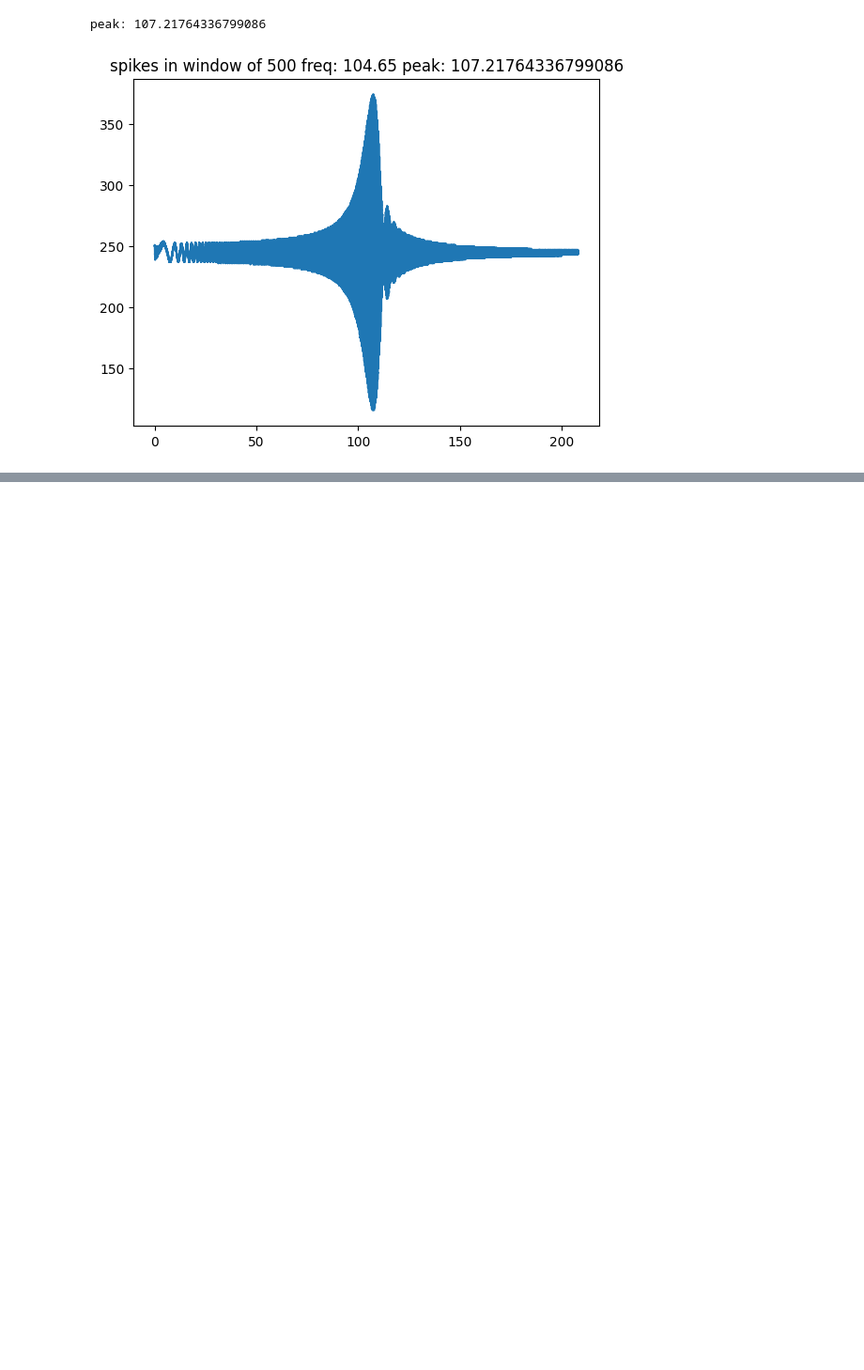
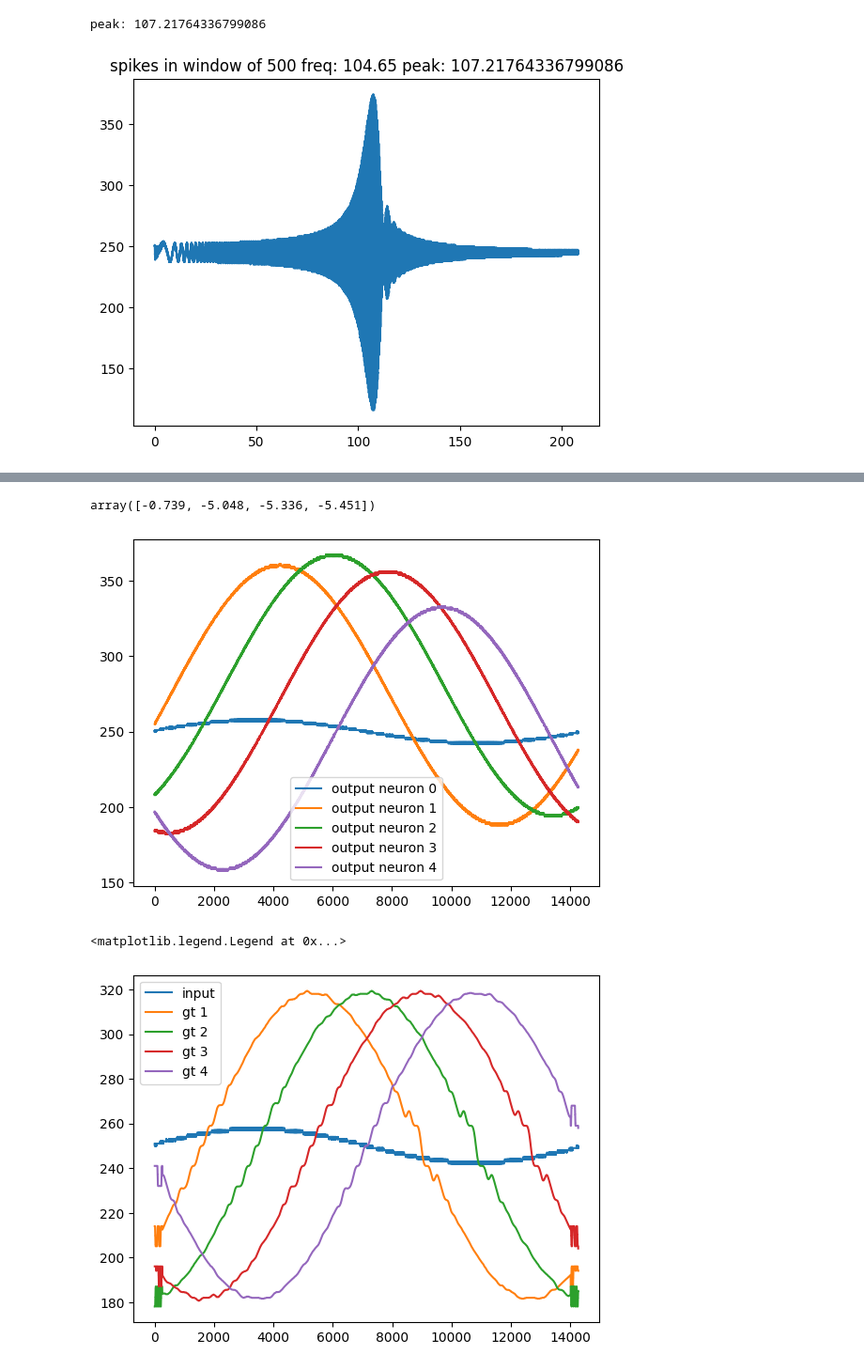
Before and after one commit to yakir4123/SNN-SCTN, a Jupyter notebook: notebooks/supervised_stdp_resonator.ipynb, the cells around one changed output, grey strips where cells are left out. Shown: that part at 94% size. Cells and saved outputs as stored; diff of their text form; code cells hidden in the pictures; blank space fills up the shorter version.

Commit message:
WIP: Supervised learning for weights and thetas

```diff
--- a/notebooks/supervised_stdp_resonator.ipynb
+++ b/notebooks/supervised_stdp_resonator.ipynb
@@ -439,0 +443,15 @@ peak: 107.21764336799086
+# %%
+%matplotlib inline
+
+resonator = simple_resonator(
+    clk_freq=clk_freq,
+    freq0=freq0,
+    lf=5,
+    thetas=-np.random.rand(4)*7,
+    # weights=chosen_weights,
+    # thetas=[-1, -5, -5, -5],
+    weights=[11, 9, 10, 10, 10],
+)
+
+for i in range(len(resonator.neurons)):
+    resonator.log_out_spikes(i)
@@ -439,0 +537,37 @@ peak: 107.21764336799086
+# %%
+chosen_bias = biases[mses.sum(axis=1).argmin()]
+chosen_bias
+# %% [output]
+array([-0.739, -5.048, -5.336, -5.451])
+# %%
+%matplotlib inline
+
+res_resonator = simple_resonator(
+    clk_freq=clk_freq,
+    freq0=freq0,
+    lf=5,
+    thetas=chosen_bias,
+    weights=[11, 9, 10, 10, 10],
+)
+
+for i in range(len(res_resonator.neurons)):
+    res_resonator.log_out_spikes(i)
+res_resonator.input_full_data(sine_wave)
+
+output = [events_to_spikes(neuron_output(neuron, freq0, phase_number=20), run_window=spikes_window, spikes_arr_size=int(clk_freq/freq0)+1) for neuron in res_resonator.neurons]
+%matplotlib inline
+
+for i, o in enumerate(output):
+    plt.plot(o, label=f'output neuron {i}')
+plt.legend()
+plt.show()
+
+plt.plot(events_to_spikes(resonator_input-resonator_input[0], run_window=spikes_window), label=f'input')
+for i, gt in enumerate(rolling_gt):
+    plt.plot(gt, label=f'gt {i+1}')
+
+plt.legend()
+# %% [output]
+[figure, added]
+<matplotlib.legend.Legend at 0x...>
+[figure, added]
```
Also changed, not shown: parts of 14 cells of this notebook.
